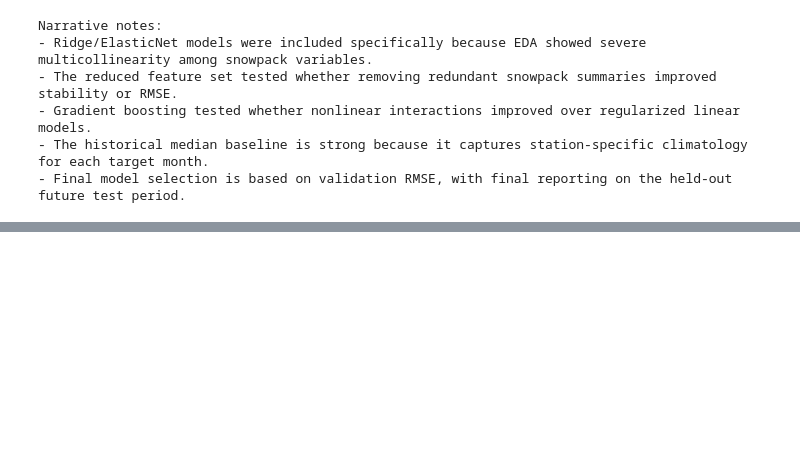
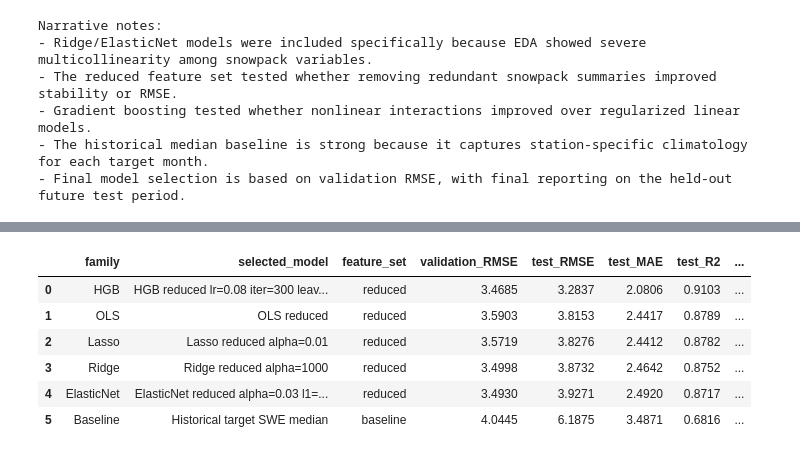
Before and after one commit to matthew-vaught/final_project, a Jupyter notebook: notebooks/model.ipynb, the cells around one changed output, grey strips where cells are left out. Cells and saved outputs as stored; diff of their text form; code cells hidden in the pictures; blank space fills up the shorter version.

Commit message:
Finishing up the model.ipynb and adding a few pdf files that will be imported into the LateX report

```diff
--- a/notebooks/model.ipynb
+++ b/notebooks/model.ipynb
@@ -906,0 +907,97 @@ Narrative notes:
+# %%
+def best_family_row(results_df, family_name, pattern):
+    family_rows = results_df[results_df['model'].str.contains(pattern, case=False, regex=True, na=False)].copy()
+    if family_rows.empty:
+        raise ValueError(f'No rows found for {family_name}')
+    best = family_rows.sort_values('RMSE').iloc[0].copy()
+    best['family'] = family_name
+    return best
+
+train_val_df = pd.concat([splits['train'], splits['validation']], ignore_index=True)
+family_comparison_rows = []
+
+# Baseline: no fitting needed; report validation and future-test RMSE directly.
+baseline_validation = baseline_results[
+    (baseline_results['split'] == 'validation')
+    & (baseline_results['model'] == 'Historical target SWE median')
+].iloc[0]
+baseline_test = baseline_results[
+    (baseline_results['split'] == 'test')
+    & (baseline_results['model'] == 'Historical target SWE median')
+].iloc[0]
+family_comparison_rows.append({
+    'family': 'Baseline',
+    'selected_model': 'Historical target SWE median',
+    'feature_set': 'baseline',
+    'validation_RMSE': baseline_validation['RMSE'],
+    'test_RMSE': baseline_test['RMSE'],
+    'test_MAE': baseline_test['MAE'],
+    'test_R2': baseline_test['R2'],
+})
+
+family_specs = [
+    ('OLS', initial_results, r'^OLS'),
+    ('Lasso', initial_results, r'Lasso'),
+    ('Ridge', ridge_results, r'^Ridge'),
+    ('ElasticNet', elastic_results, r'^ElasticNet'),
+    ('HGB', hgb_results, r'^HGB'),
+]
+
+for family_name, results_df, pattern in family_specs:
+    best = best_family_row(results_df, family_name, pattern)
+    selected_label = best['model']
+    selected_feature_set = best['feature_set']
+    estimator = clone(estimator_lookup[selected_label])
+    selected_features = feature_sets[selected_feature_set]['numeric'] + feature_sets[selected_feature_set]['categorical']
+
+    estimator.fit(train_val_df[selected_features], train_val_df[TARGET])
+    test_predictions = clipped_predictions(estimator, splits['test'][selected_features])
+    test_metrics = regression_metrics(splits['test'][TARGET], test_predictions)
+
+    family_comparison_rows.append({
+        'family': family_name,
+        'selected_model': selected_label,
+        'feature_set': selected_feature_set,
+        'validation_RMSE': best['RMSE'],
+        'test_RMSE': test_metrics['RMSE'],
+        'test_MAE': test_metrics['MAE'],
+        'test_R2': test_metrics['R2'],
+    })
+
+best_family_comparison = (
+    pd.DataFrame(family_comparison_rows)
+    .sort_values('test_RMSE')
+    .reset_index(drop=True)
+)
+
+best_family_comparison['test_RMSE_improvement_vs_baseline'] = (
+    best_family_comparison.loc[best_family_comparison['family'] == 'Baseline', 'test_RMSE'].iloc[0]
+    - best_family_comparison['test_RMSE']
+)
+best_family_comparison['pct_test_RMSE_improvement_vs_baseline'] = (
+    best_family_comparison['test_RMSE_improvement_vs_baseline']
+    / best_family_comparison.loc[best_family_comparison['family'] == 'Baseline', 'test_RMSE'].iloc[0]
+    * 100
+)
+
+display(
+    best_family_comparison[[
+        'family',
+        'selected_model',
+        'feature_set',
+        'validation_RMSE',
+        'test_RMSE',
+        'test_MAE',
+        'test_R2',
+        'test_RMSE_improvement_vs_baseline',
+        'pct_test_RMSE_improvement_vs_baseline',
+    ]]
+)
+# %% [output]
+|  | family | selected_model | feature_set | validation_RMSE | test_RMSE | test_MAE | test_R2 | ... |
+| 0 | HGB | HGB reduced lr=0.08 iter=300 leav... | reduced | 3.4685 | 3.2837 | 2.0806 | 0.9103 | ... |
+| 1 | OLS | OLS reduced | reduced | 3.5903 | 3.8153 | 2.4417 | 0.8789 | ... |
+| 2 | Lasso | Lasso reduced alpha=0.01 | reduced | 3.5719 | 3.8276 | 2.4412 | 0.8782 | ... |
+| 3 | Ridge | Ridge reduced alpha=1000 | reduced | 3.4998 | 3.8732 | 2.4642 | 0.8752 | ... |
+| 4 | ElasticNet | ElasticNet reduced alpha=0.03 l1=... | reduced | 3.4930 | 3.9271 | 2.4920 | 0.8717 | ... |
+| 5 | Baseline | Historical target SWE median | baseline | 4.0445 | 6.1875 | 3.4871 | 0.6816 | ... |
```
Also changed, not shown: parts of 2 cells of this notebook, 4 other files.
